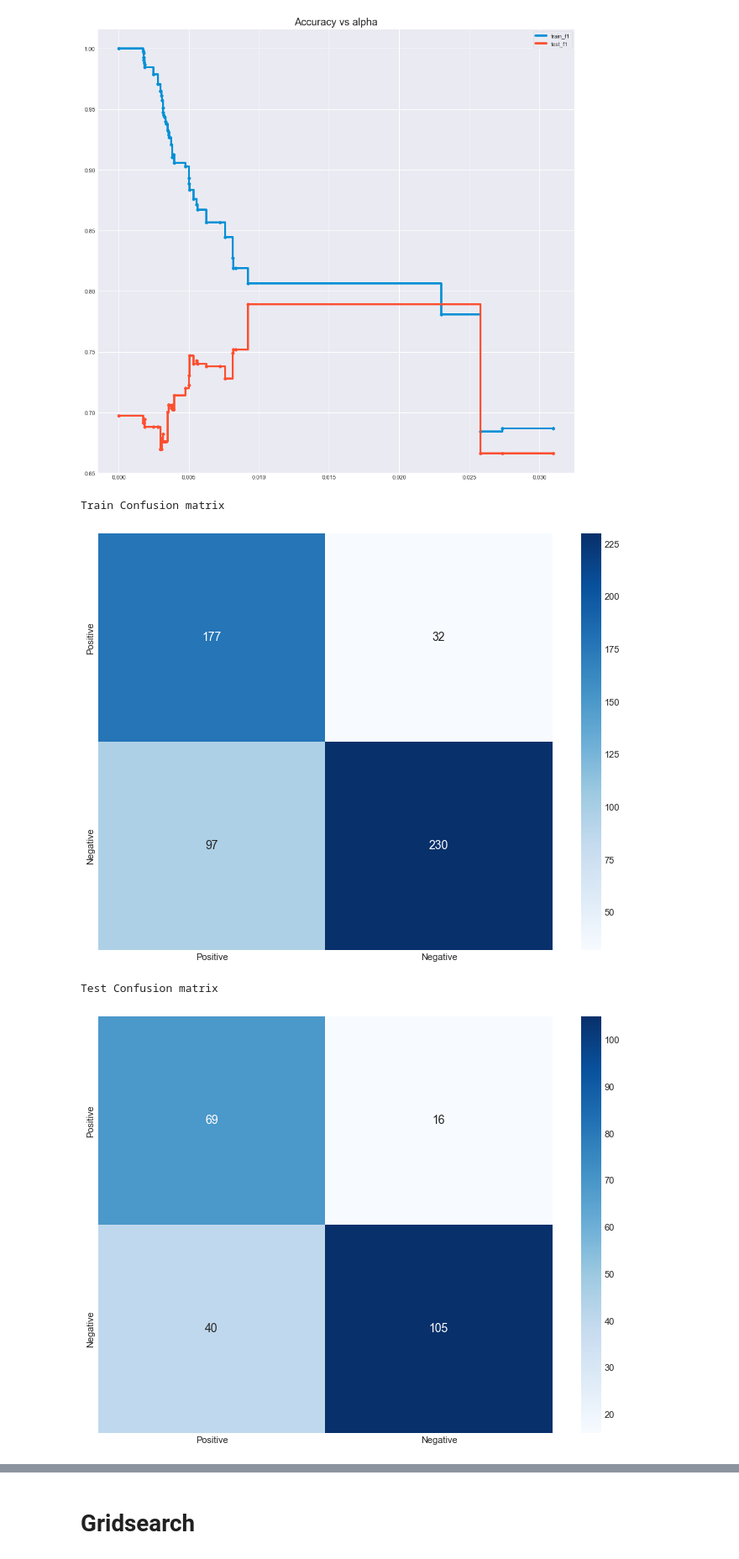
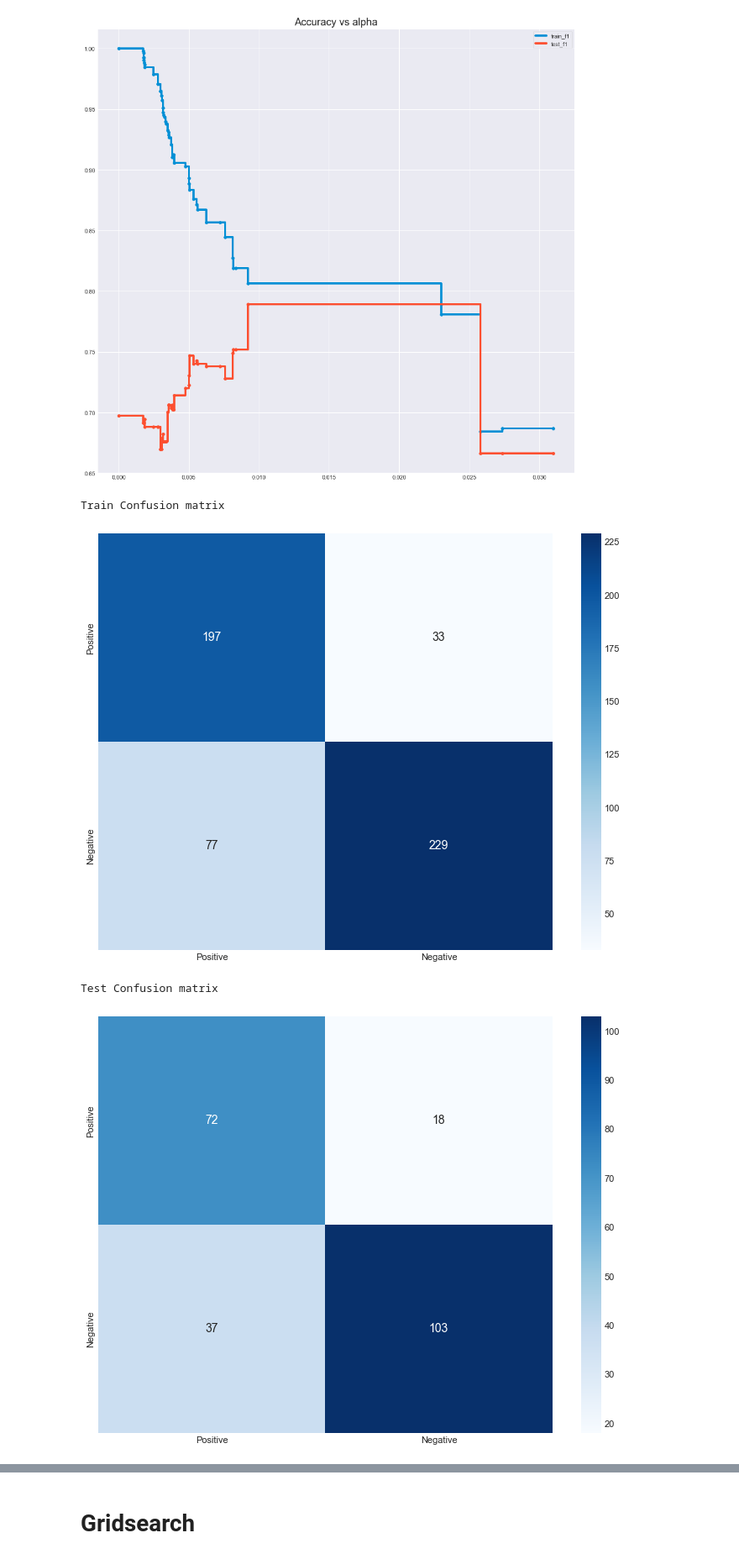
Before and after one commit to tuananh131001/Machine-Learning-Assigment1, a Jupyter notebook: Assignment_1.ipynb, the cells around one changed output, grey strips where cells are left out. Shown at 84% size. Cells and saved outputs as stored; diff of their text form; code cells hidden in the pictures.

```diff
--- a/Assignment_1.ipynb
+++ b/Assignment_1.ipynb
@@ -1526,18 +1526,18 @@ plt.show()
 # %% [output]
 [figure]
 # %%
-clf_ = DecisionTreeClassifier(random_state=42,ccp_alpha=0.025)
+clf_ = DecisionTreeClassifier(random_state=42,ccp_alpha=0.01)
 clf_.fit(X_train,y_train)
 y_train_pred = clf_.predict(X_train)
 y_test_pred = clf_.predict(X_test)
 
 plot_confusionmatrix(y_train_pred,y_train,dom='Train')
 plot_confusionmatrix(y_test_pred,y_test,dom='Test')
 # %% [output]
 Train Confusion matrix
 [figure]
 Test Confusion matrix
-[figure, old version]
+[figure, new version]
 # %%
 train_acc = f1_score(y_train, y_train_pred)
 test_acc = f1_score(y_test, y_test_pred)
```
Also changed, not shown: parts of 5 cells of this notebook.
